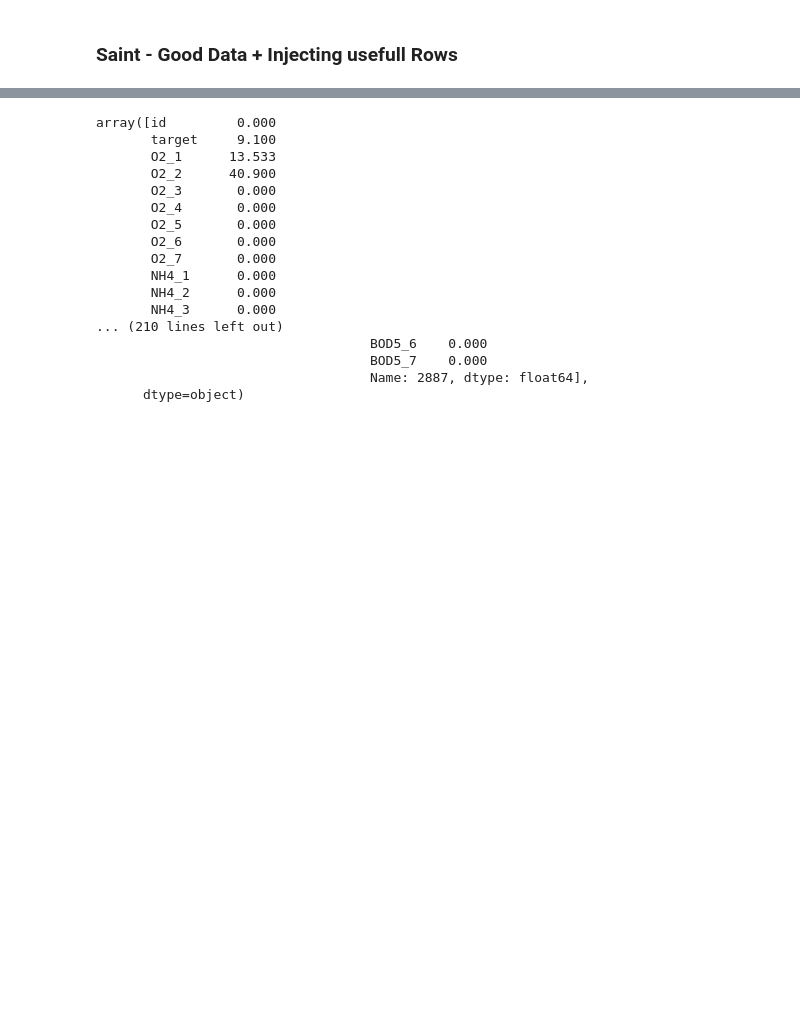
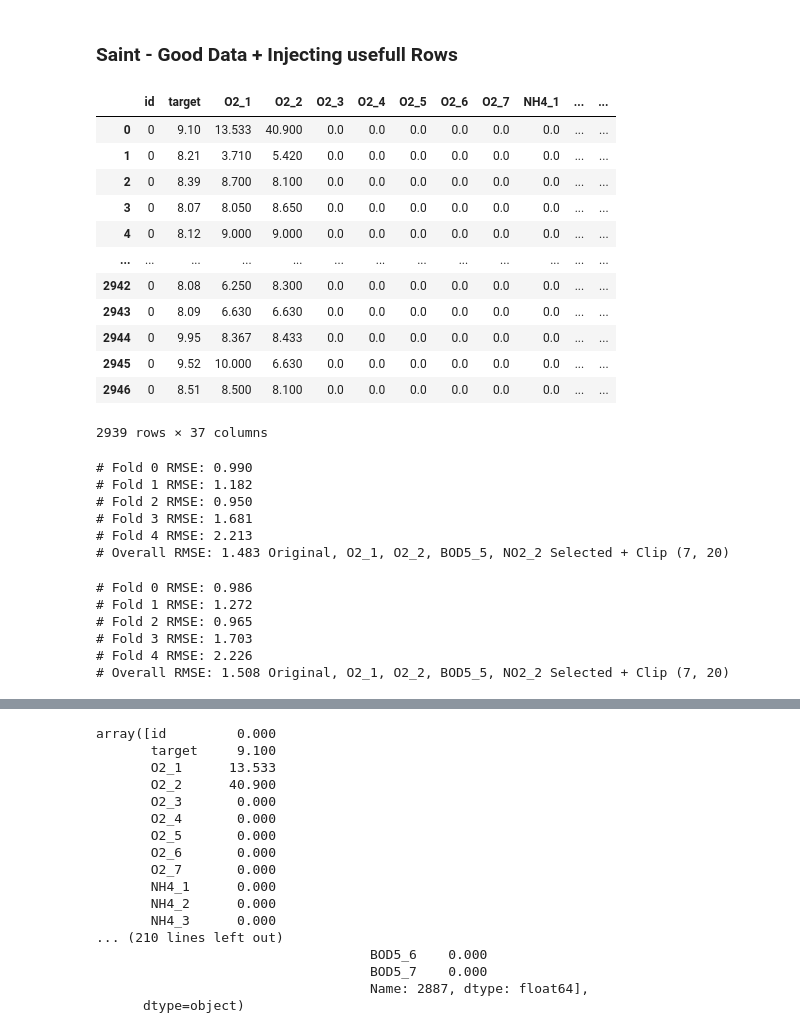
Before and after one commit to LazyDart/KaggleS3E21, a Jupyter notebook: data_creation.ipynb, the cells around one changed output, grey strips where cells are left out. Cells and saved outputs as stored; diff of their text form; code cells hidden in the pictures; blank space fills up the shorter version.

```diff
--- a/data_creation.ipynb
+++ b/data_creation.ipynb
@@ -319,2 +320,20 @@ cross_validate_model(
 # %% [markdown]
 ### Saint - Good Data + Injecting usefull Rows
+# %%
+zero_given_columns(
+                    clean_workflow(df[df.target.between(7, 20)], random_state = None),
+                        df.columns[df.columns.isin(["target", "O2_1", "O2_2", "BOD5_5", "NO2_2"]) == False])
+# %% [output]
+|  | id | target | O2_1 | O2_2 | O2_3 | O2_4 | O2_5 | O2_6 | O2_7 | NH4_1 | ... | ... |
+| 0 | 0 | 9.10 | 13.533 | 40.900 | 0.0 | 0.0 | 0.0 | 0.0 | 0.0 | 0.0 | ... | ... |
+| 1 | 0 | 8.21 | 3.710 | 5.420 | 0.0 | 0.0 | 0.0 | 0.0 | 0.0 | 0.0 | ... | ... |
+| 2 | 0 | 8.39 | 8.700 | 8.100 | 0.0 | 0.0 | 0.0 | 0.0 | 0.0 | 0.0 | ... | ... |
+| 3 | 0 | 8.07 | 8.050 | 8.650 | 0.0 | 0.0 | 0.0 | 0.0 | 0.0 | 0.0 | ... | ... |
+| 4 | 0 | 8.12 | 9.000 | 9.000 | 0.0 | 0.0 | 0.0 | 0.0 | 0.0 | 0.0 | ... | ... |
+| ... | ... | ... | ... | ... | ... | ... | ... | ... | ... | ... | ... | ... |
+| 2942 | 0 | 8.08 | 6.250 | 8.300 | 0.0 | 0.0 | 0.0 | 0.0 | 0.0 | 0.0 | ... | ... |
+| 2943 | 0 | 8.09 | 6.630 | 6.630 | 0.0 | 0.0 | 0.0 | 0.0 | 0.0 | 0.0 | ... | ... |
+| 2944 | 0 | 9.95 | 8.367 | 8.433 | 0.0 | 0.0 | 0.0 | 0.0 | 0.0 | 0.0 | ... | ... |
+| 2945 | 0 | 9.52 | 10.000 | 6.630 | 0.0 | 0.0 | 0.0 | 0.0 | 0.0 | 0.0 | ... | ... |
+| 2946 | 0 | 8.51 | 8.500 | 8.100 | 0.0 | 0.0 | 0.0 | 0.0 | 0.0 | 0.0 | ... | ... |
+2939 rows × 37 columns
@@ -320,0 +350,14 @@ cross_validate_model(
+# %%
+cross_validate_model(
+    lambda x: zero_given_columns(
+        clean_workflow(x[x.target.between(4.5, 20, inclusive="right")], 30),
+            x.columns[x.columns.isin(["target", "O2_1", "O2_2", "BOD5_5", "NO2_2"]) == False]),
+
+        "Original, O2_1, O2_2, BOD5_5, NO2_2 Selected + Clip (7, 20)")
+# %% [output]
+# Fold 0 RMSE: 0.990
+# Fold 1 RMSE: 1.182
+# Fold 2 RMSE: 0.950
+# Fold 3 RMSE: 1.681
+# Fold 4 RMSE: 2.213
+# Overall RMSE: 1.483 Original, O2_1, O2_2, BOD5_5, NO2_2 Selected + Clip (7, 20)
@@ -321 +374,14 @@ cross_validate_model(
+# %%
+cross_validate_model(
+    lambda x: clean_workflow(zero_given_columns(x[x.target.between(4, 20)],
+            x.columns[x.columns.isin(["target", "O2_1", "O2_2", "BOD5_5", "NO2_2"]) == False]), 30),
+
+        "Original, O2_1, O2_2, BOD5_5, NO2_2 Selected + Clip (7, 20)")
+# %% [output]
+# Fold 0 RMSE: 0.986
+# Fold 1 RMSE: 1.272
+# Fold 2 RMSE: 0.965
+# Fold 3 RMSE: 1.703
+# Fold 4 RMSE: 2.226
+# Overall RMSE: 1.508 Original, O2_1, O2_2, BOD5_5, NO2_2 Selected + Clip (7, 20)
 # %%
```
Also changed, not shown: parts of 9 cells of this notebook.
